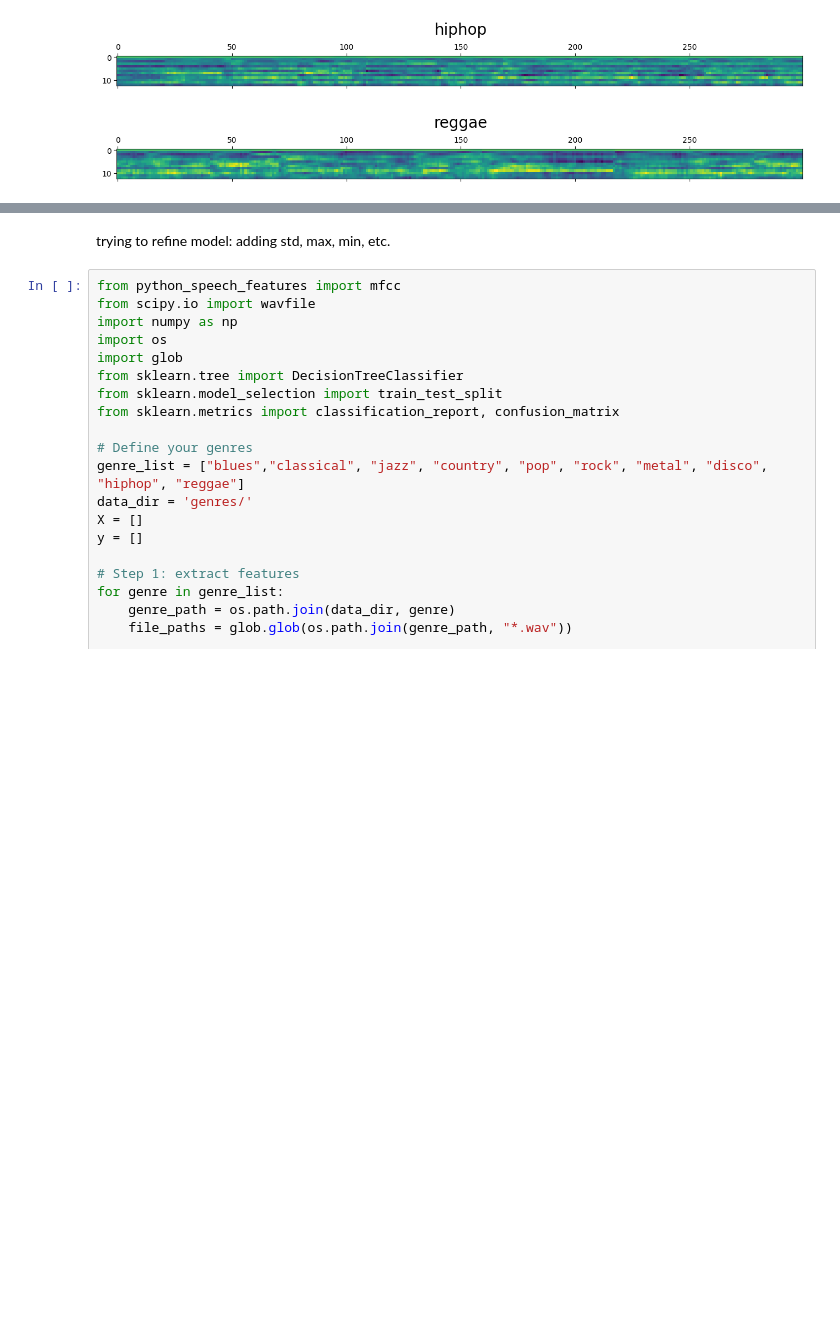
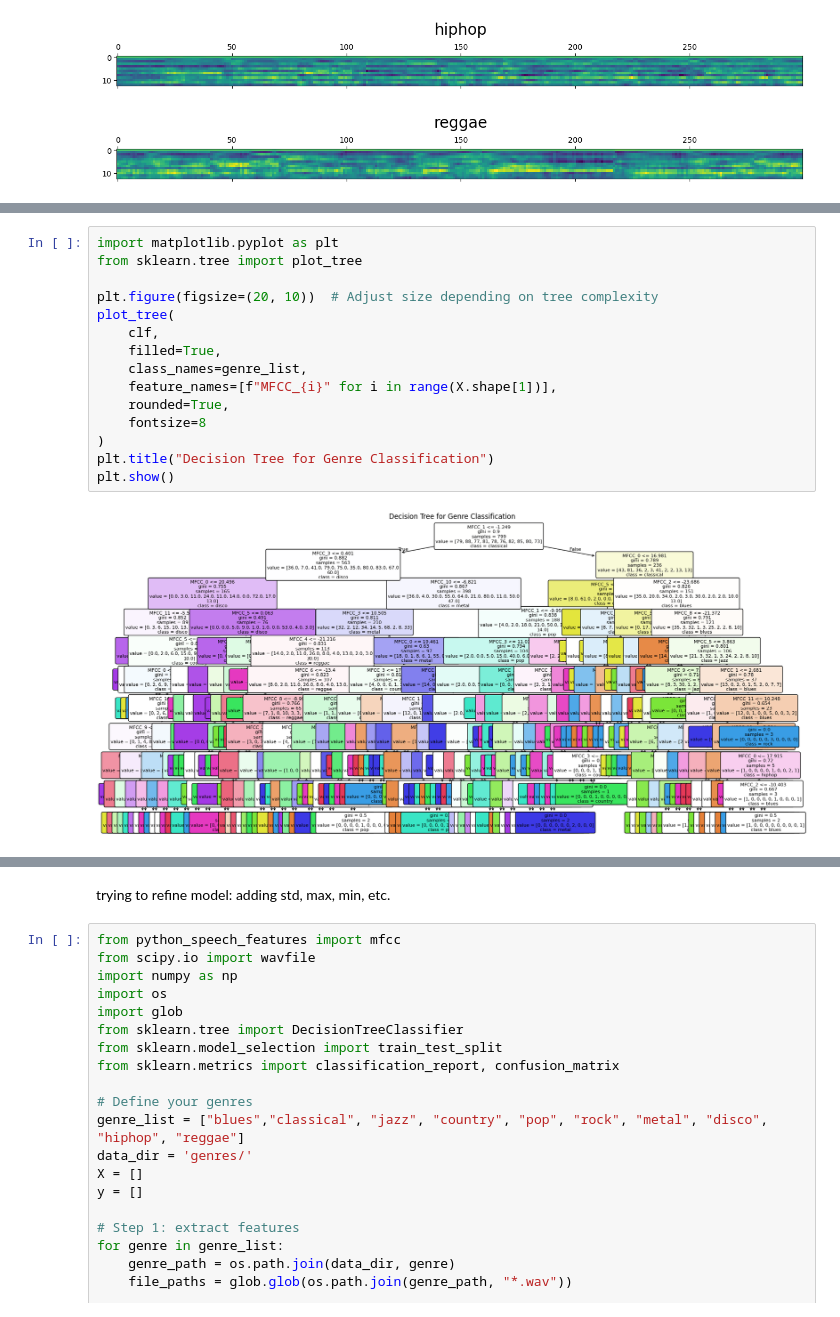
Before and after one commit to helloames/markov-country-music, a Jupyter notebook: decisiontree.ipynb, the cells around one changed output, grey strips where cells are left out. Drawn from its saved outputs; the diff is of its cells as text; blank space fills up the shorter version.

```diff
--- a/decisiontree.ipynb
+++ b/decisiontree.ipynb
@@ -158,0 +161,17 @@ array([0.365     , 0.39      , 0.375     , 0.46      , 0.38693467])
+# %%
+import matplotlib.pyplot as plt
+from sklearn.tree import plot_tree
+
+plt.figure(figsize=(20, 10))  # Adjust size depending on tree complexity
+plot_tree(
+    clf,
+    filled=True,
+    class_names=genre_list,
+    feature_names=[f"MFCC_{i}" for i in range(X.shape[1])],
+    rounded=True,
+    fontsize=8
+)
+plt.title("Decision Tree for Genre Classification")
+plt.show()
+# %% [output]
+[figure, added]
```
Also changed, not shown: parts of 9 cells of this notebook, 2 other files.
